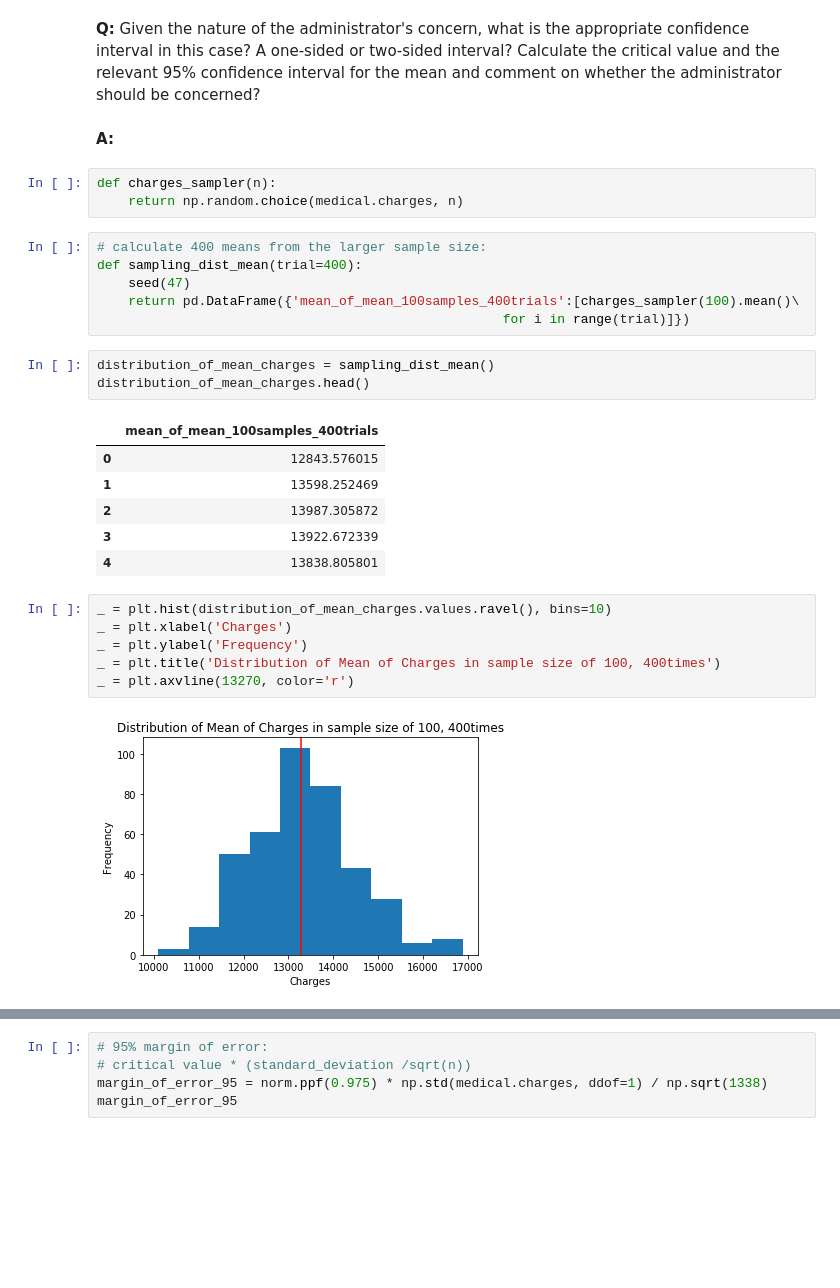
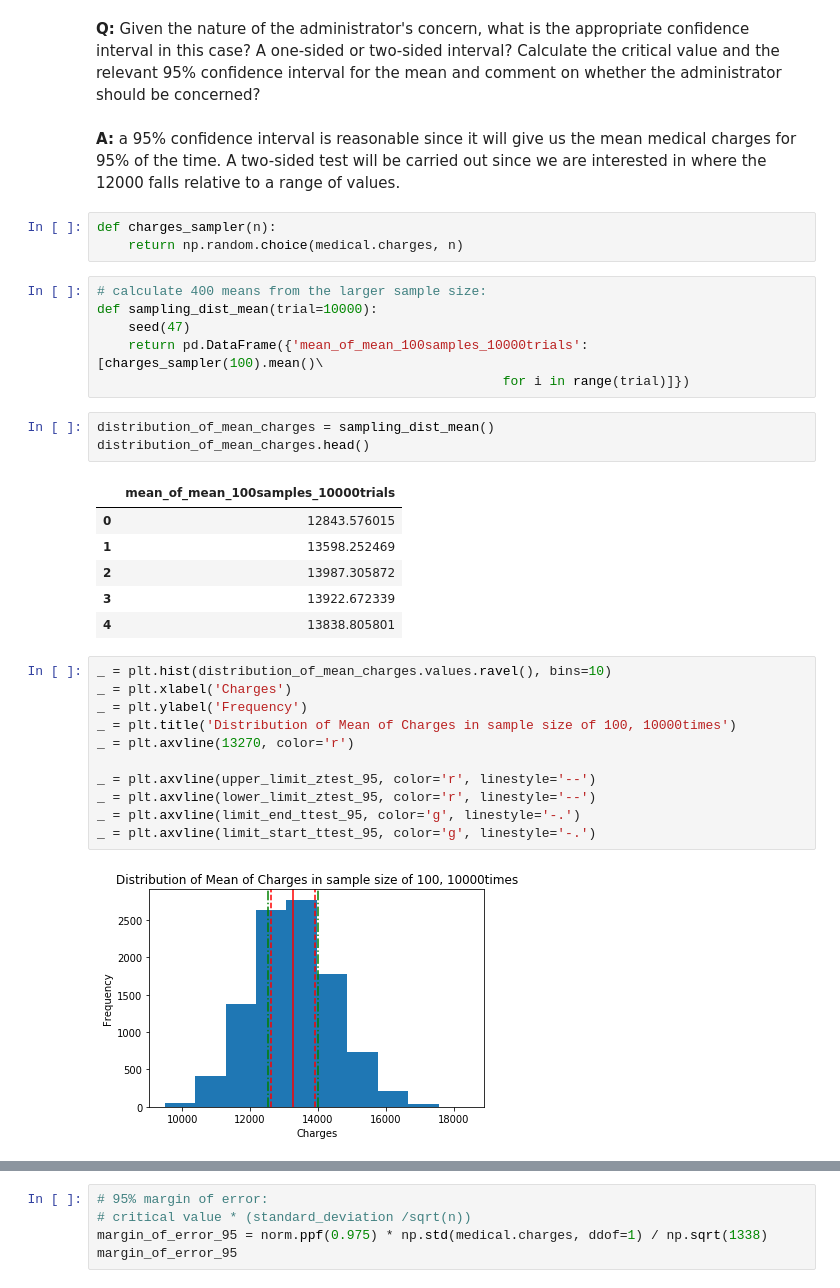
Before and after one commit to ssatti0/Springboard_work, a Jupyter notebook: Mini_projects/Inferential Statistics/inferential_statistics_1b-Q6.25.ipynb, the cells around one changed output, grey strips where cells are left out. Saved outputs shown, nothing was run; the diff lists cells and outputs as text; blank space fills up the shorter version.

```diff
--- a/Mini_projects/Inferential Statistics/inferential_statistics_1b-Q6.25.ipynb
+++ b/Mini_projects/Inferential Statistics/inferential_statistics_1b-Q6.25.ipynb
@@ -95,21 +100,21 @@ __A:__Taking a random sample, of 100, and calculating the mean of charges in 400
 # %% [markdown]
 __Q:__ Given the nature of the administrator's concern, what is the appropriate confidence interval in this case? A one-sided or two-sided interval? Calculate the critical value and the relevant 95% confidence interval for the mean and comment on whether the administrator should be concerned?
-# %% [markdown]
-__A:__
+# %% [markdown]
+__A:__ a 95% confidence interval is reasonable since it will give us the mean medical charges for 95% of the time. A two-sided test will be carried out since we are interested in where the 12000 falls relative to a range of values.
 # %%
 def charges_sampler(n):
     return np.random.choice(medical.charges, n)
 # %%
 # calculate 400 means from the larger sample size:
-def sampling_dist_mean(trial=400):
+def sampling_dist_mean(trial=10000):
     seed(47)
-    return pd.DataFrame({'mean_of_mean_100samples_400trials':[charges_sampler(100).mean()\
+    return pd.DataFrame({'mean_of_mean_100samples_10000trials':[charges_sampler(100).mean()\
                                                     for i in range(trial)]})
 # %%
 distribution_of_mean_charges = sampling_dist_mean()
 distribution_of_mean_charges.head()
 # %% [output]
-|  | mean_of_mean_100samples_400trials |
+|  | mean_of_mean_100samples_10000trials |
 | 0 | 12843.576015 |
 | 1 | 13598.252469 |
 | 2 | 13987.305872 |
@@ -118,11 +123,16 @@ distribution_of_mean_charges.head()
 # %%
 _ = plt.hist(distribution_of_mean_charges.values.ravel(), bins=10)
 _ = plt.xlabel('Charges')
 _ = plt.ylabel('Frequency')
-_ = plt.title('Distribution of Mean of Charges in sample size of 100, 400times')
+_ = plt.title('Distribution of Mean of Charges in sample size of 100, 10000times')
 _ = plt.axvline(13270, color='r')
+
+_ = plt.axvline(upper_limit_ztest_95, color='r', linestyle='--')
+_ = plt.axvline(lower_limit_ztest_95, color='r', linestyle='--')
+_ = plt.axvline(limit_end_ttest_95, color='g', linestyle='-.')
+_ = plt.axvline(limit_start_ttest_95, color='g', linestyle='-.')
 # %% [output]
-[figure, old version]
+[figure, new version]
 # %% [markdown]
 #### Distribution of Mean of Means
 
```
Also changed, not shown: parts of 31 cells of this notebook.
